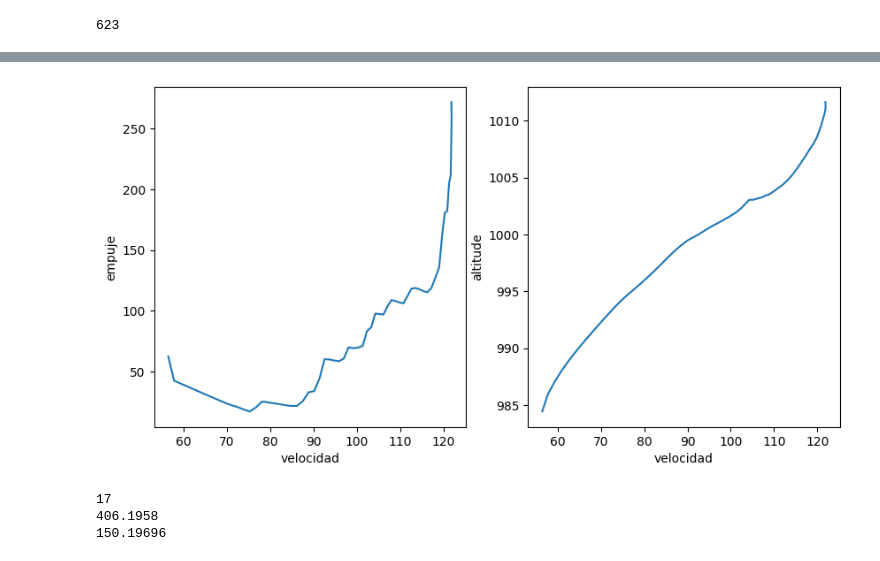
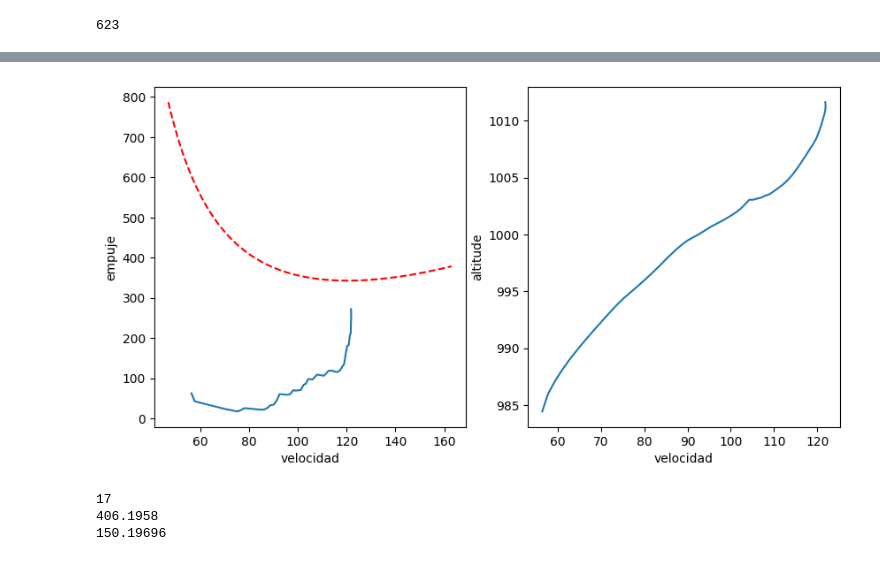
Before and after one commit to otarola-joaquin/Trabajos-varios-8vo-semestre, a Jupyter notebook: Mecánica del Vuelo/Tarea_3/lab3_graficos.ipynb, the cells around one changed output, grey strips where cells are left out. Saved outputs shown, nothing was run; the diff lists cells and outputs as text; code cells hidden in the pictures.

```diff
--- a/Mecánica del Vuelo/Tarea_3/lab3_graficos.ipynb
+++ b/Mecánica del Vuelo/Tarea_3/lab3_graficos.ipynb
@@ -35,7 +35,7 @@ def T_req(v):
 # %%
 import matplotlib.pyplot as plt
 
-v_linspace = linspace(v_min, v_max, 1000)
+v_linspace = linspace(v_min/1.688, v_max/1.688, 1000)
 v_md = (4/(pi*e*(b**2/S_w)*c_d0))**.25 * ((W/S_w)/rho_1000ft)**.5
 
 plt.plot(v_linspace, T_req(v_linspace))
@@ -137,33 +143,36 @@ plt.show()
 with open('vuelo_3.csv', 'r') as archivo:
     lineas = [line.rstrip(',') for line in archivo]
 
-v_indicated = []    # [kt]  _kias
-v_true      = []    # [kt]  _ktas
-altitude    = []   # [ft]  MSL
-throttle    = []   # [%]  potencia
-power_av    = []   # [hp]  potencia
-thrust_av   = []   # [lb]  empuje
+v_indicated_3 = []    # [kt]  _kias
+v_true_3      = []    # [kt]  _ktas
+altitude_3    = []   # [ft]  MSL
+throttle_3    = []   # [%]  potencia
+power_av_3    = []   # [hp]  potencia
+thrust_av_3   = []   # [lb]  empuje
 # print(lineas[1].split(';')[7])
 
 for i in lineas[1:-1]:
-    v_indicated.append(float(i.split(';')[7]))
-    v_true.append(float(i.split(';')[9]))
-    altitude.append(float(i.split(';')[21]))
-    throttle.append(float(i.split(';')[27]))
-    power_av.append(float(i.split(';')[29]))
-    thrust_av.append(float(i.split(';')[30]))
+    v_indicated_3.append(float(i.split(';')[7]))
+    v_true_3.append(float(i.split(';')[9]))
+    altitude_3.append(float(i.split(';')[21]))
+    throttle_3.append(float(i.split(';')[27]))
+    power_av_3.append(float(i.split(';')[29]))
+    thrust_av_3.append(float(i.split(';')[30]))
 # %%
 plt.rcParams['figure.figsize'] = (10,5)
 fig, (ax1, ax2) = plt.subplots(1,2)
-ax1.plot(v_true[10:-20],thrust_av[10:-20])
+ax1.plot(v_true_3[10:-20],thrust_av_3[10:-20])
 ax1.set_ylabel('empuje')
 ax1.set_xlabel('velocidad')
-ax2.plot(v_true[10:-20],altitude[10:-20])
+
+ax1.plot(v_linspace, T_req(v_linspace), linestyle='--', color='red')
+
+ax2.plot(v_true_3[10:-20],altitude_3[10:-20])
 ax2.set_ylabel('altitude')
 ax2.set_xlabel('velocidad')
 plt.show()
 # %% [output]
-[figure, old version]
+[figure, new version]
 # %%
 with open('vuelo_4.csv', 'r') as archivo:
     lineas = [line.rstrip(',') for line in archivo]
```
Also changed, not shown: parts of 9 cells of this notebook.
